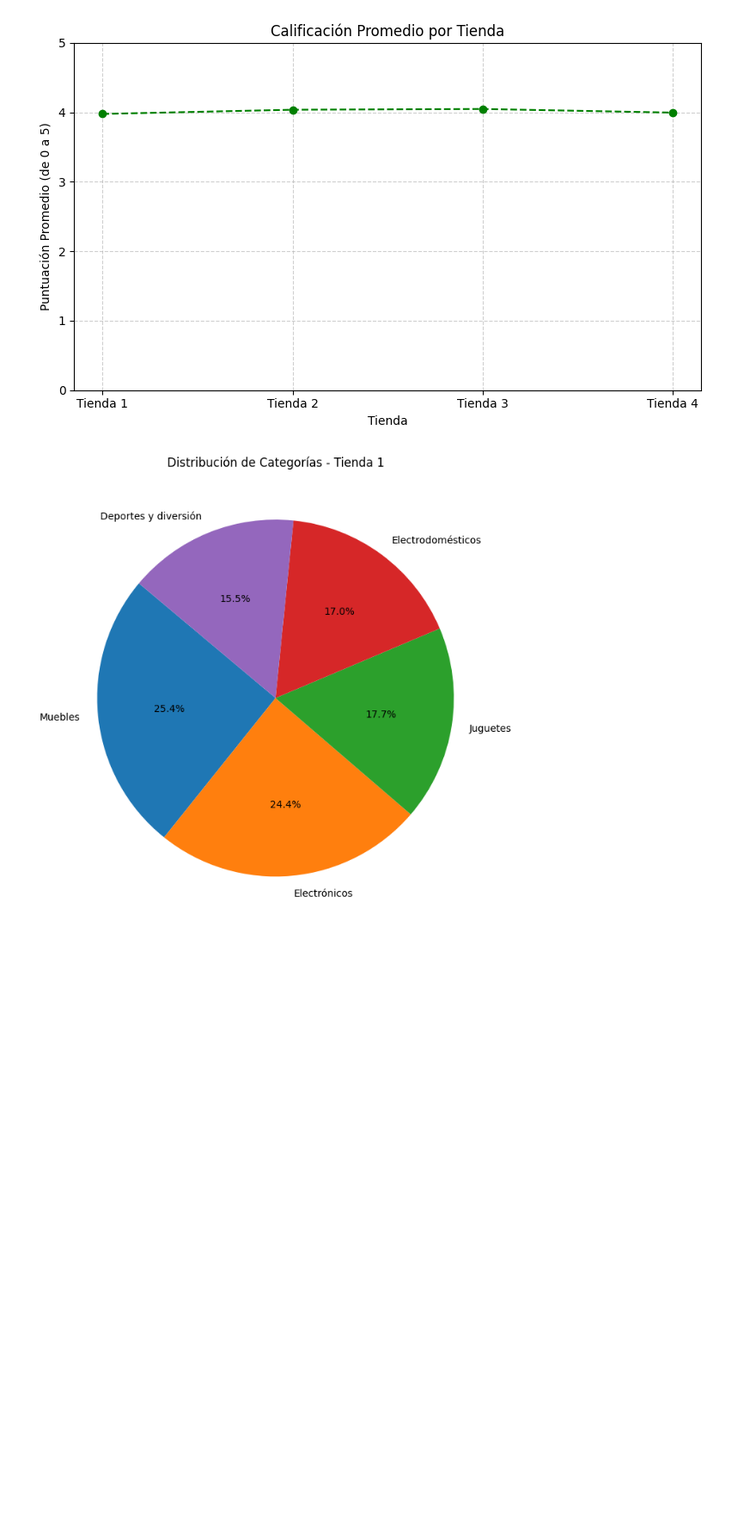
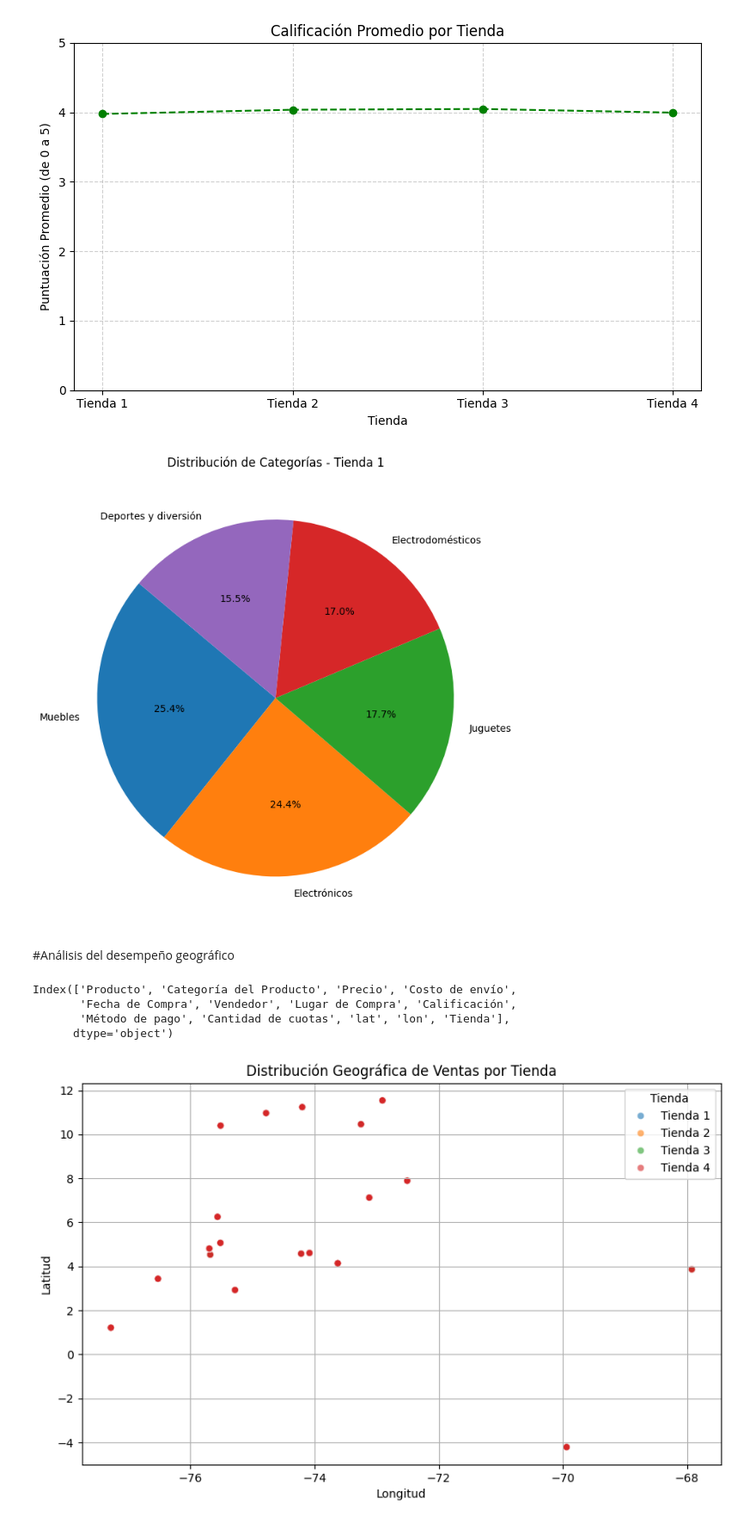
Before and after one commit to juancabernal/challengeAlura, a Jupyter notebook: AluraStoreLatam.ipynb, the cells around one changed output. Shown at 86% size. Cells and saved outputs as stored; diff of their text form; code cells hidden in the pictures; blank space fills up the shorter version.

Commit message:
Final con análisis geográfico

```diff
--- a/AluraStoreLatam.ipynb
+++ b/AluraStoreLatam.ipynb
@@ -239,3 +239,67 @@ plt.show()
 [figure]
 [figure]
 [figure]
+# %% [markdown]
+#Análisis del desempeño geográfico
+# %%
+import pandas as pd
+
+# Cargar los datos
+urls = [
+    "https://raw.githubusercontent.com/alura-es-cursos/challenge1-data-science-latam/refs/heads/main/base-de-datos-challenge1-latam/tienda_1%20.csv",
+    "https://raw.githubusercontent.com/alura-es-cursos/challenge1-data-science-latam/refs/heads/main/base-de-datos-challenge1-latam/tienda_2.csv",
+    "https://raw.githubusercontent.com/alura-es-cursos/challenge1-data-science-latam/refs/heads/main/base-de-datos-challenge1-latam/tienda_3.csv",
+    "https://raw.githubusercontent.com/alura-es-cursos/challenge1-data-science-latam/refs/heads/main/base-de-datos-challenge1-latam/tienda_4.csv"
+]
+
+tiendas = []
+for i, url in enumerate(urls):
+    df = pd.read_csv(url)
+    df["Tienda"] = f"Tienda {i+1}"
+    tiendas.append(df)
+
+df_general = pd.concat(tiendas, ignore_index=True)
+
+# Verificar nombres de columnas
+print(df_general.columns)
+
+# Renombrar columnas si tienen espacios o caracteres especiales
+df_general.columns = df_general.columns.str.strip()
+
+# Asegurarse de que las columnas de latitud y longitud estén en formato numérico
+df_general["lat"] = pd.to_numeric(df_general["lat"], errors='coerce')
+df_general["lon"] = pd.to_numeric(df_general["lon"], errors='coerce')
+
+import matplotlib.pyplot as plt
+import seaborn as sns
+
+plt.figure(figsize=(10, 6))
+sns.scatterplot(
+    data=df_general, x="lon", y="lat",
+    hue="Tienda", alpha=0.6, palette="tab10"
+)
+plt.title("Distribución Geográfica de Ventas por Tienda")
+plt.xlabel("Longitud")
+plt.ylabel("Latitud")
+plt.grid(True)
+plt.legend(title="Tienda")
+plt.show()
+
+
+import folium
+from folium.plugins import HeatMap
+
+# Crear un mapa base
+m = folium.Map(location=[df_general["lat"].mean(), df_general["lon"].mean()], zoom_start=4)
+
+# Añadir capa de calor
+heat_data = df_general[["lat", "lon"]].dropna().values.tolist()
+HeatMap(heat_data, radius=8).add_to(m)
+
+m  # Muestra el mapa
+# %% [output]
+Index(['Producto', 'Categoría del Producto', 'Precio', 'Costo de envío',
+       'Fecha de Compra', 'Vendedor', 'Lugar de Compra', 'Calificación',
+       'Método de pago', 'Cantidad de cuotas', 'lat', 'lon', 'Tienda'],
+      dtype='object')
+[figure, added]
```
Also changed, not shown: parts of 2 cells of this notebook.
